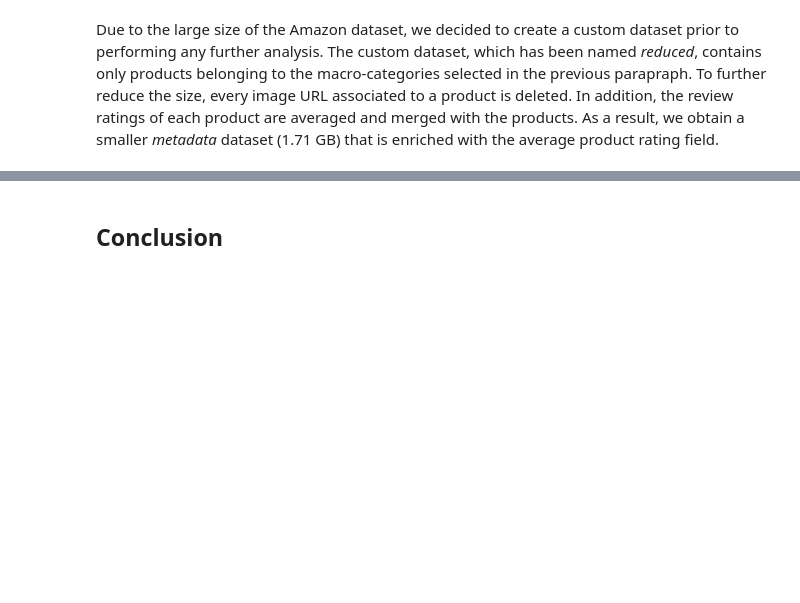
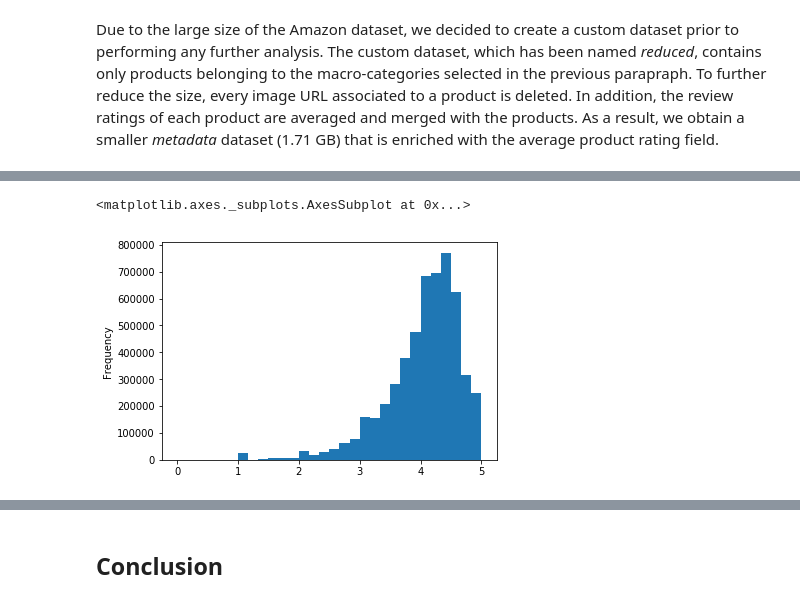
Before and after one commit to tarmeens/ada-homework, a Jupyter notebook: project/Milestone2.ipynb, the cells around one changed output, grey strips where cells are left out. Saved outputs shown, nothing was run; the diff lists cells and outputs as text; code cells hidden in the pictures; blank space fills up the shorter version.

```diff
--- a/project/Milestone2.ipynb
+++ b/project/Milestone2.ipynb
@@ -332,0 +370,5 @@ According to the graphs above, we discuss the following outcomes on the analysis
+# %%
+df['average_rating'].fillna(0).plot.hist(weights = df['num_reviews'], bins=30)
+# %% [output]
+<matplotlib.axes._subplots.AxesSubplot at 0x...>
+[figure, added]
```
Also changed, not shown: parts of 58 cells of this notebook.
